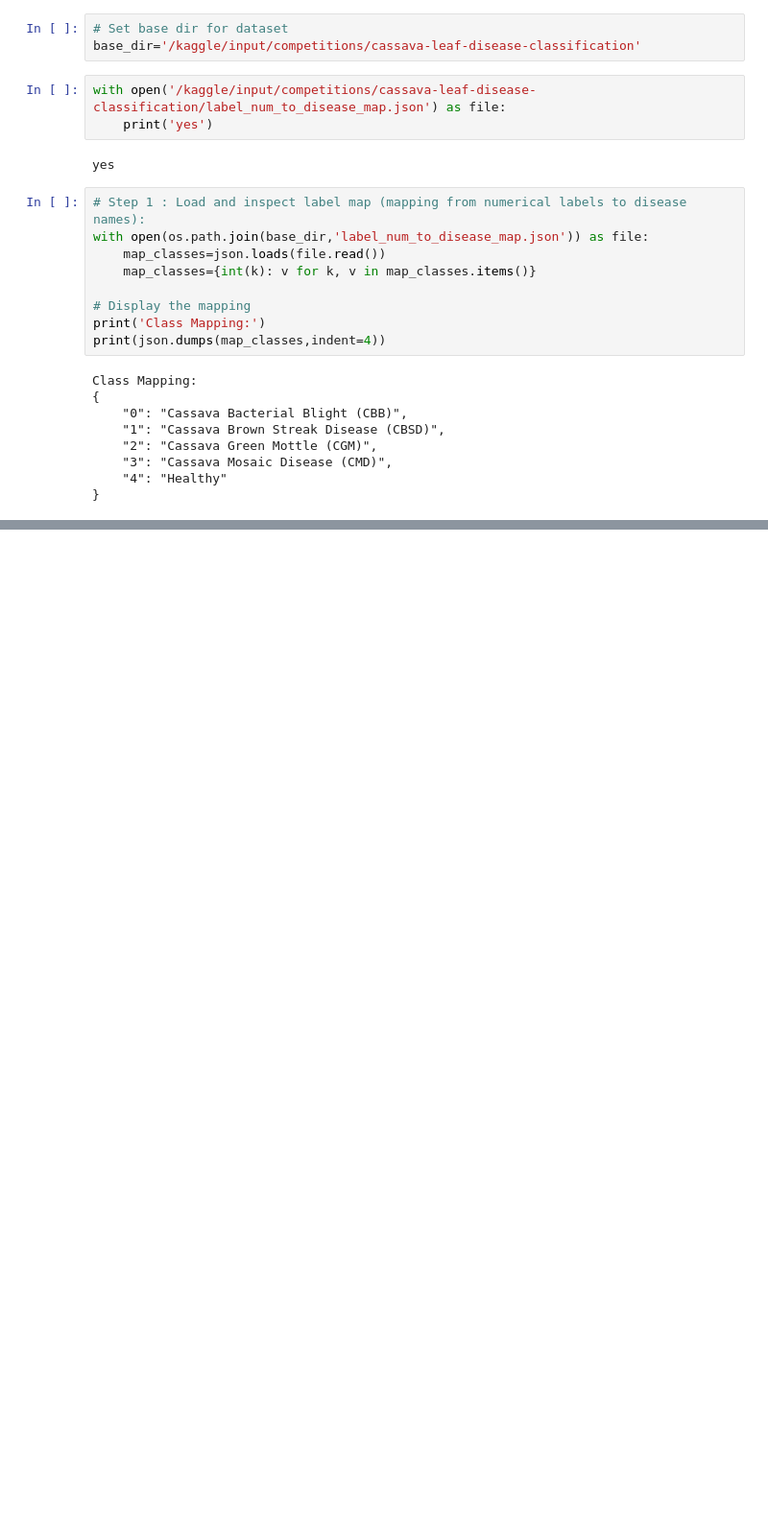
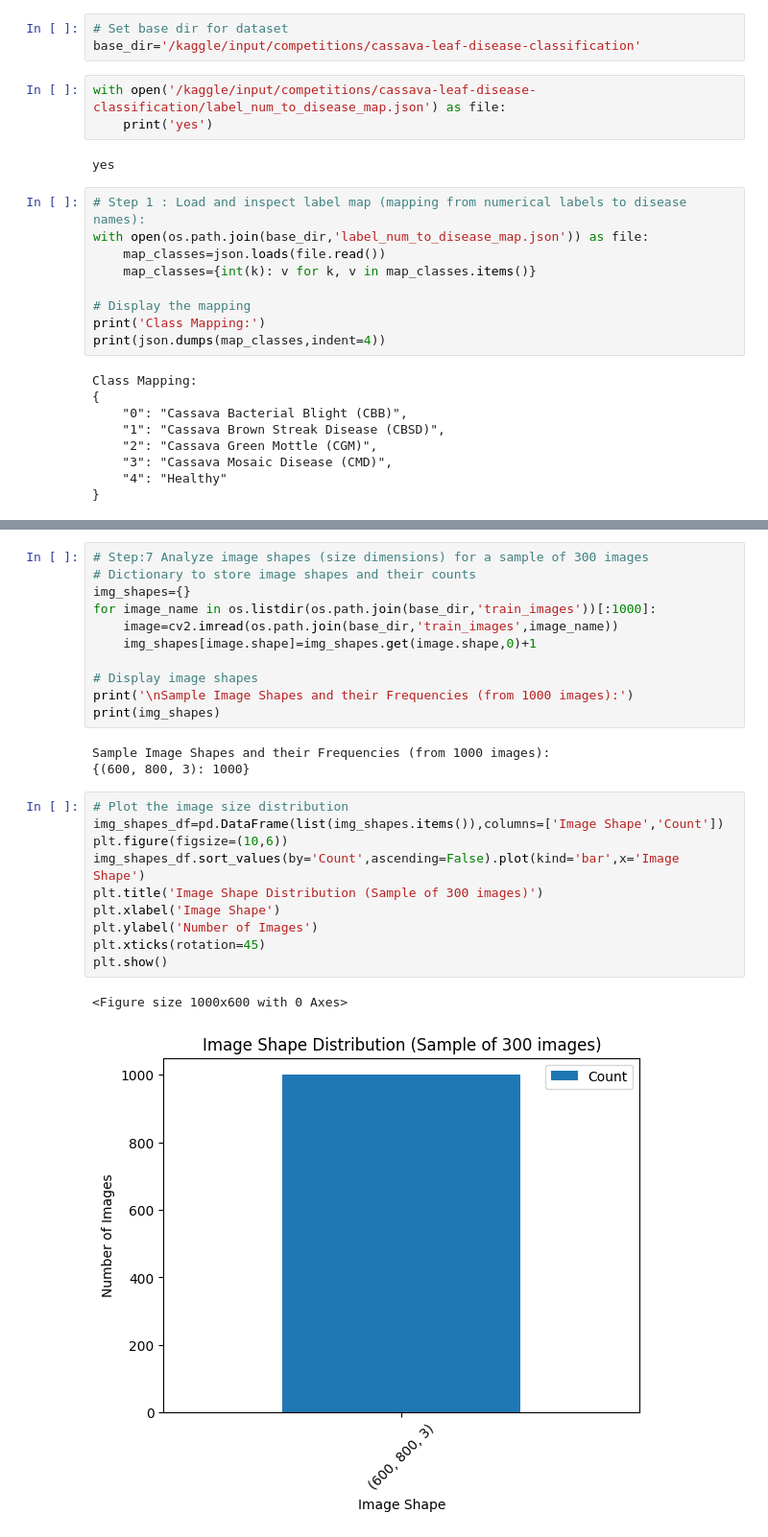
Before and after one commit to Optimus0205/Computer-Vision, a Jupyter notebook: cnn-project-1.ipynb, the cells around one changed output, grey strips where cells are left out. Shown at 96% size. Cells and saved outputs as stored; diff of their text form; blank space fills up the shorter version.

```diff
--- a/cnn-project-1.ipynb
+++ b/cnn-project-1.ipynb
@@ -80,0 +206,27 @@ Class Mapping:
+# %%
+# Step:7 Analyze image shapes (size dimensions) for a sample of 300 images
+# Dictionary to store image shapes and their counts
+img_shapes={}
+for image_name in os.listdir(os.path.join(base_dir,'train_images'))[:1000]:
+    image=cv2.imread(os.path.join(base_dir,'train_images',image_name))
+    img_shapes[image.shape]=img_shapes.get(image.shape,0)+1
+
+# Display image shapes
+print('\nSample Image Shapes and their Frequencies (from 1000 images):')
+print(img_shapes)
+# %% [output]
+Sample Image Shapes and their Frequencies (from 1000 images):
+{(600, 800, 3): 1000}
+# %%
+# Plot the image size distribution
+img_shapes_df=pd.DataFrame(list(img_shapes.items()),columns=['Image Shape','Count'])
+plt.figure(figsize=(10,6))
+img_shapes_df.sort_values(by='Count',ascending=False).plot(kind='bar',x='Image Shape')
+plt.title('Image Shape Distribution (Sample of 300 images)')
+plt.xlabel('Image Shape')
+plt.ylabel('Number of Images')
+plt.xticks(rotation=45)
+plt.show()
+# %% [output]
+<Figure size 1000x600 with 0 Axes>
+[figure, added]
```
Also changed, not shown: parts of 13 cells of this notebook.
